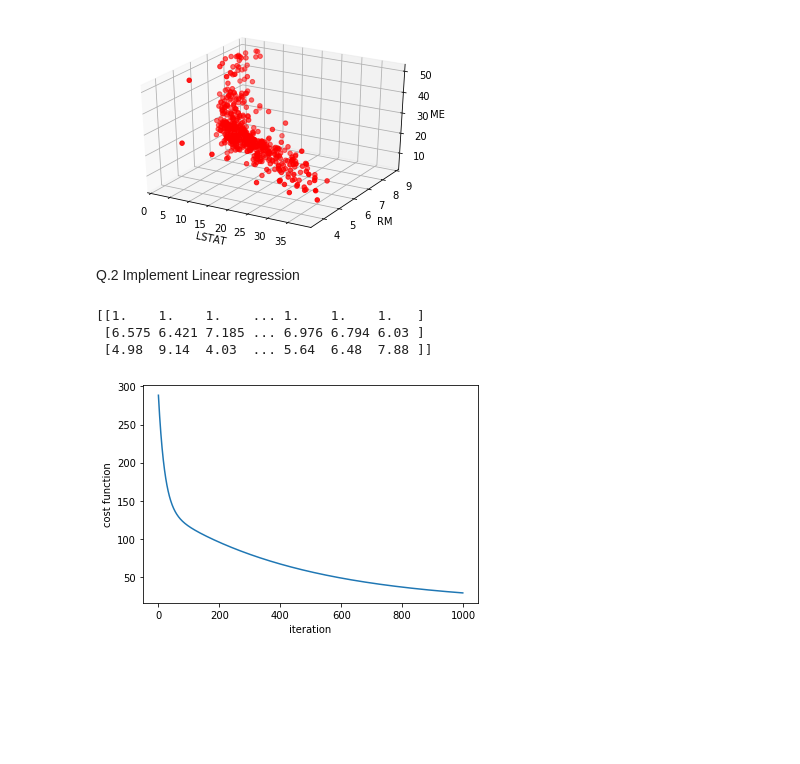
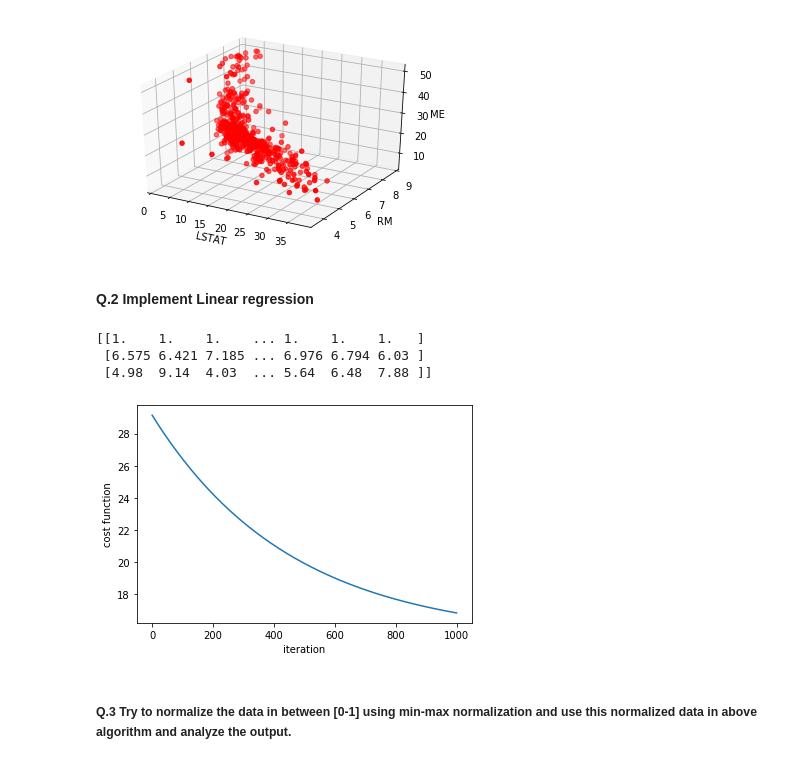
Before and after one commit to bedus-creation/MscCsIT, a Jupyter notebook: SecondSem/ML/Lab1/index.ipynb, the cells around one changed output. Cells and saved outputs as stored; diff of their text form; code cells hidden in the pictures; blank space fills up the shorter version.

```diff
--- a/SecondSem/ML/Lab1/index.ipynb
+++ b/SecondSem/ML/Lab1/index.ipynb
@@ -91,7 +91,7 @@ ax.set_zlabel('MEDV')
 Text(0.5, 0, 'MEDV')
 [figure]
 # %% [markdown]
-Q.2 Implement Linear regression
+#### Q.2 Implement Linear regression
 # %%
 # Prepare Data
 X1 = data['RM'].values
@@ -125,10 +125,12 @@ def train(X,Y,B):
         cost_iter.append(costFunction(X, Y, B))
     return B, cost_iter
 # %%
-nB, cost_history = train(X, Y, B)
+B, cost_history = train(X, Y, B)
 plt.plot(cost_history)
 plt.xlabel('iteration')
 plt.ylabel('cost function')
 plt.show()
 # %% [output]
-[figure, old version]
+[figure, new version]
+# %% [markdown]
+##### Q.3 Try to normalize the data in between [0-1] using min-max normalization and use this normalized data in above algorithm and analyze the output.
```
Also changed, not shown: parts of 5 cells of this notebook, 1 other file.
